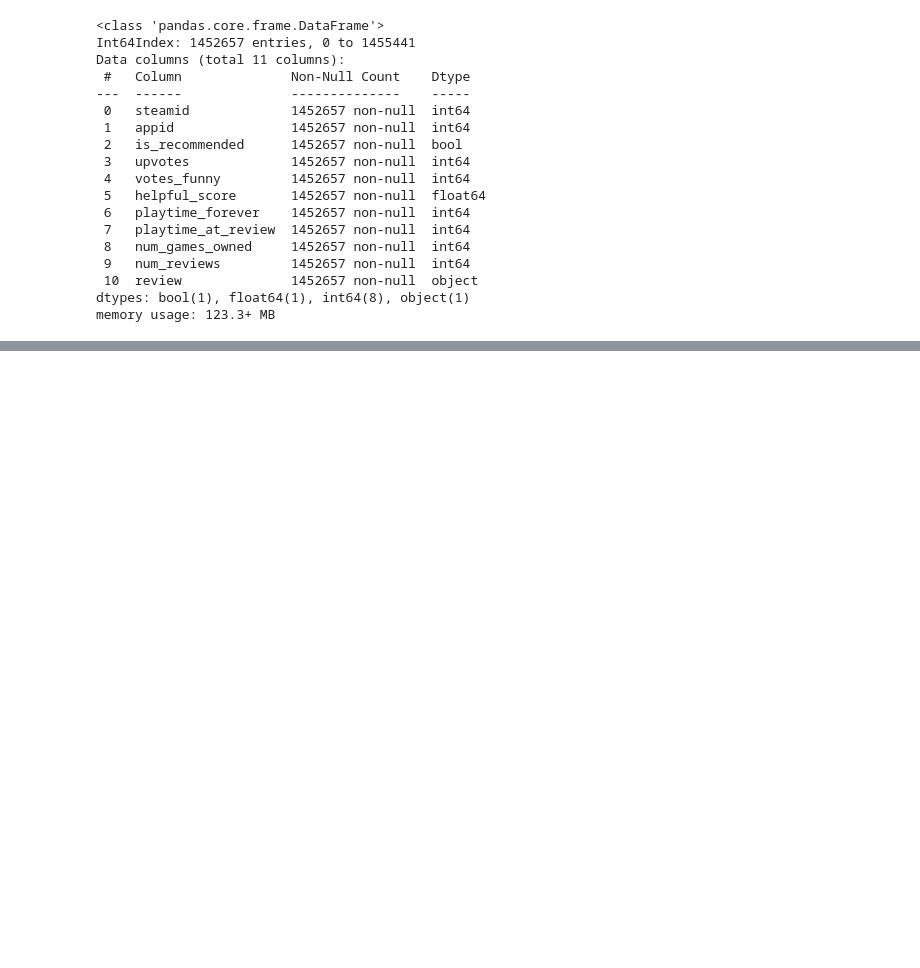
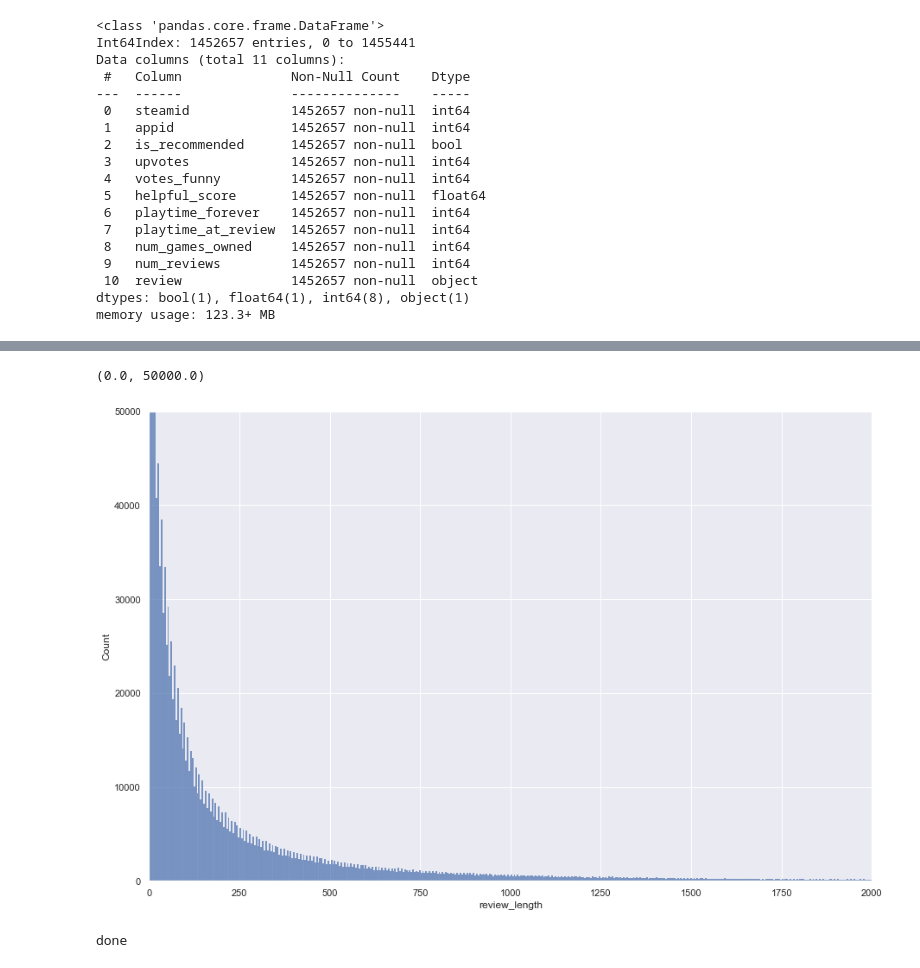
Before and after one commit to gfry99/453-Final-Project, a Jupyter notebook: 453-Final-Proj-PleaseCompile.ipynb, the cells around one changed output, grey strips where cells are left out. Cells and saved outputs as stored; diff of their text form; code cells hidden in the pictures; blank space fills up the shorter version.

```diff
--- a/453-Final-Proj-PleaseCompile.ipynb
+++ b/453-Final-Proj-PleaseCompile.ipynb
@@ -39,0 +75,33 @@ memory usage: 123.3+ MB
+# %%
+#histagram of review character lengths
+df["review_length"] = df.review.map(lambda x: len(x))
+sns.histplot(x='review_length', data=df)
+plt.xlim(0,2000)
+plt.ylim(0,50000)
+# %% [output]
+(0.0, 50000.0)
+[figure, added]
+# %%
+#word count
+import re
+
+def get_counts(reviews):
+    word_count = {}
+    for review in reviews:
+        words = review.split()
+        for word in words:
+            word = re.sub('[^a-zA-Z]+', '', word)
+            word = word.lower()
+            if word in word_count:
+                word_count[word] = word_count[word] + 1
+            else:
+                word_count[word] =  1
+    word_count.pop('', None)
+    return word_count
+#this takes a while to run
+word_count_all = get_counts(df['review']) #all reviews words count
+word_count_r = get_counts( df[df['is_recommended'] == True]["review"]) #words for recommended
+word_count_nr = get_counts(df[df['is_recommended'] == False]["review"]) #words for not recommended
+print("done")
+# %% [output]
+done
```
Also changed, not shown: parts of 9 cells of this notebook.
